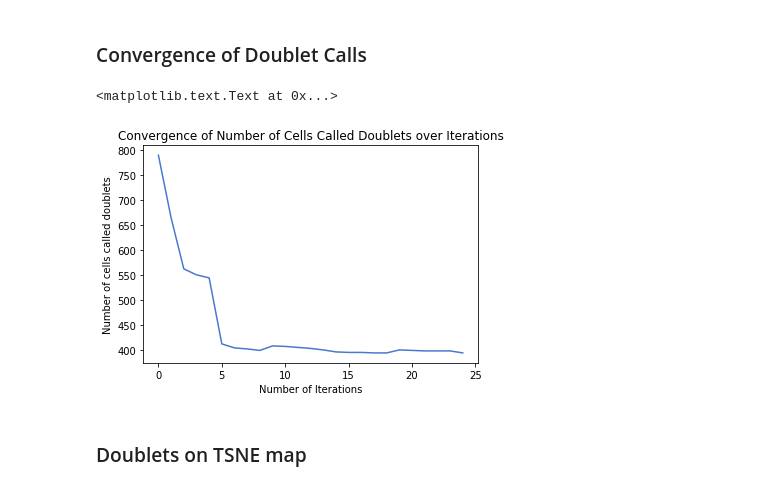
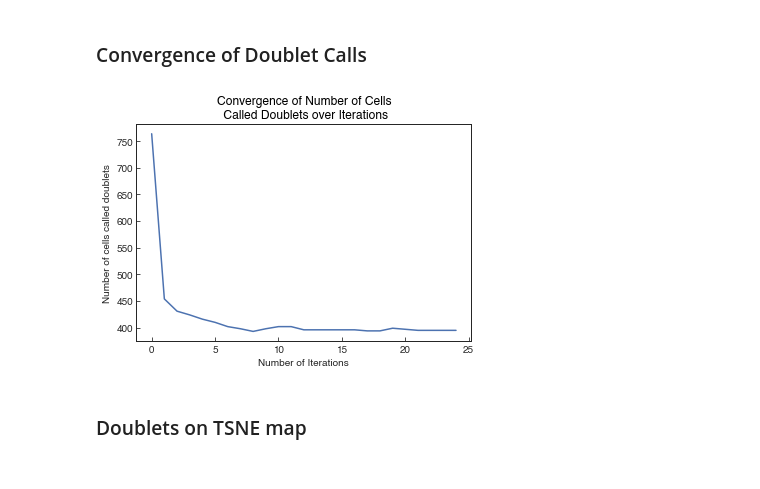
Before and after one commit to JonathanShor/DoubletDetection, a Jupyter notebook: docs/PBMC_8k_vignette.ipynb, the cells around one changed output. Saved outputs shown, nothing was run; the diff lists cells and outputs as text; code cells hidden in the pictures.

```diff
--- a/docs/PBMC_8k_vignette.ipynb
+++ b/docs/PBMC_8k_vignette.ipynb
@@ -7,14 +7,15 @@ np.warnings.filterwarnings('ignore')
 import pandas as pd
 import sys
 import doubletdetection
-import matplotlib.pyplot as plt
 import tarfile
 import time
 from bhtsne import tsne
 from sklearn.decomposition import PCA
 import phenograph
-plt.style.use('seaborn-muted')
 %matplotlib inline
+
+%load_ext autoreload
+%autoreload 2
 # %% [markdown]
 ## Download Data from 10x
 # %%
@@ -67,7 +68,7 @@ Right now, phenograph is a bit talkative, so we capture the output to avoid lots
 # %%
 %%capture
 
-clf = doubletdetection.BoostClassifier()
+clf = doubletdetection.BoostClassifier(n_iters=25)
 
 start = time.time()
 doublets = clf.fit(raw_counts).predict()
@@ -80,20 +81,9 @@ Time elapsed: 591.03 seconds for 25 iterations
 ## Visualize Results
 # %% [markdown]
 ### Convergence of Doublet Calls
-# %%
-doubs_per_run = []
-for i in range(clf.n_iters):
-    cum_p_values = clf.all_p_values_[:i+1]
-    cum_vote_average = np.mean(np.ma.masked_invalid(cum_p_values) > 0.99, axis=0)
-    cum_doublets = np.ma.filled(cum_vote_average >= 0.9, np.nan)
-    doubs_per_run.append(np.sum(cum_doublets))
-
-plt.plot(np.arange(len(doubs_per_run)), doubs_per_run)
-plt.xlabel("Number of Iterations")
-plt.ylabel("Number of cells called doublets")
-plt.title('Convergence of Number of Cells Called Doublets over Iterations')
-# %% [output]
-<matplotlib.text.Text at 0x...>
-[figure, removed]
+# %%
+doubletdetection.plot.convergence(clf)
+# %% [output]
+[figure, added]
 # %% [markdown]
 ### Doublets on TSNE map
```
Also changed, not shown: parts of 5 cells of this notebook.
